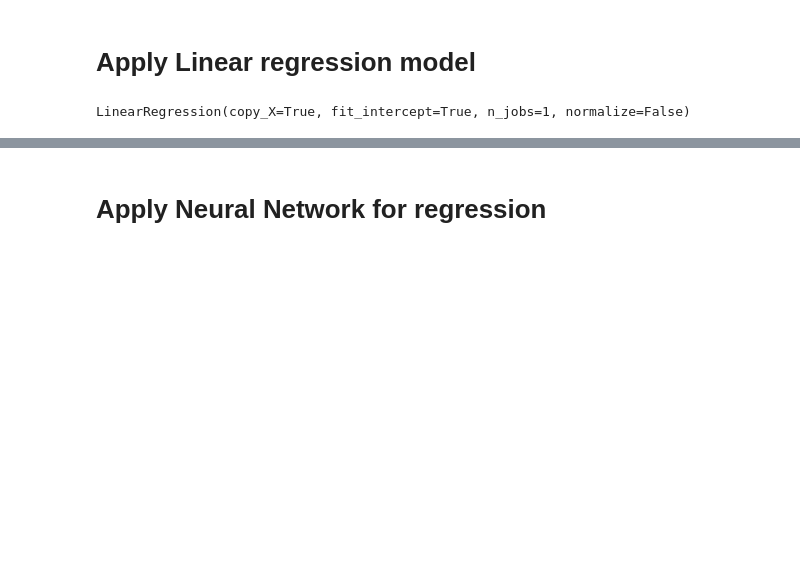
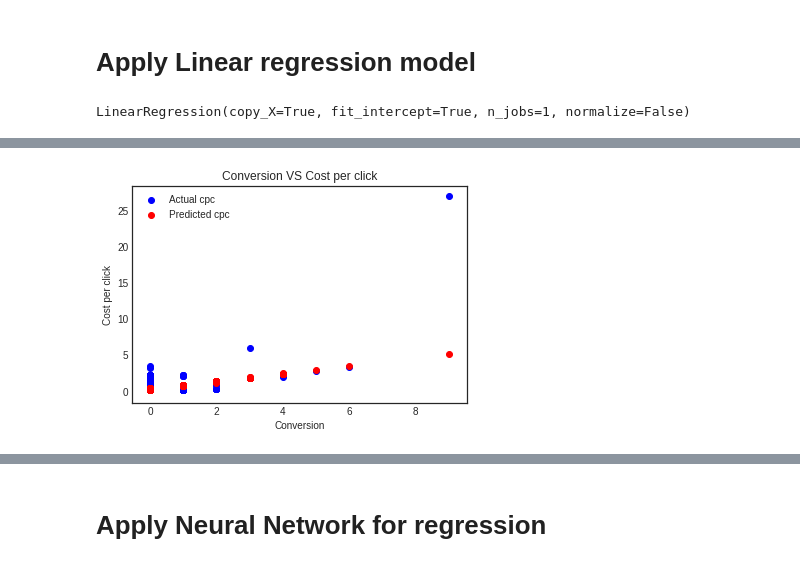
Before and after one commit to chinmaydas96/Click_prediction, a Jupyter notebook: test_online_2.ipynb, the cells around one changed output, grey strips where cells are left out. Saved outputs shown, nothing was run; the diff lists cells and outputs as text; code cells hidden in the pictures; blank space fills up the shorter version.

```diff
--- a/test_online_2.ipynb
+++ b/test_online_2.ipynb
@@ -744,0 +800,13 @@ Variance score: 0.46
+# %%
+# Visualize the model
+new_df = X_test[X_test['click_status']==1]
+# %%
+plt.scatter(new_df["conversions"],new_df['actual'],c='blue')
+plt.scatter(new_df["conversions"], new_df['predicted'], color='red')
+plt.title("Conversion VS Cost per click")
+plt.legend(['Actual cpc', 'Predicted cpc'])
+plt.xlabel("Conversion")
+plt.ylabel("Cost per click")
+plt.show();
+# %% [output]
+[figure, added]
```
Also changed, not shown: parts of 15 cells of this notebook, 1 other file.
